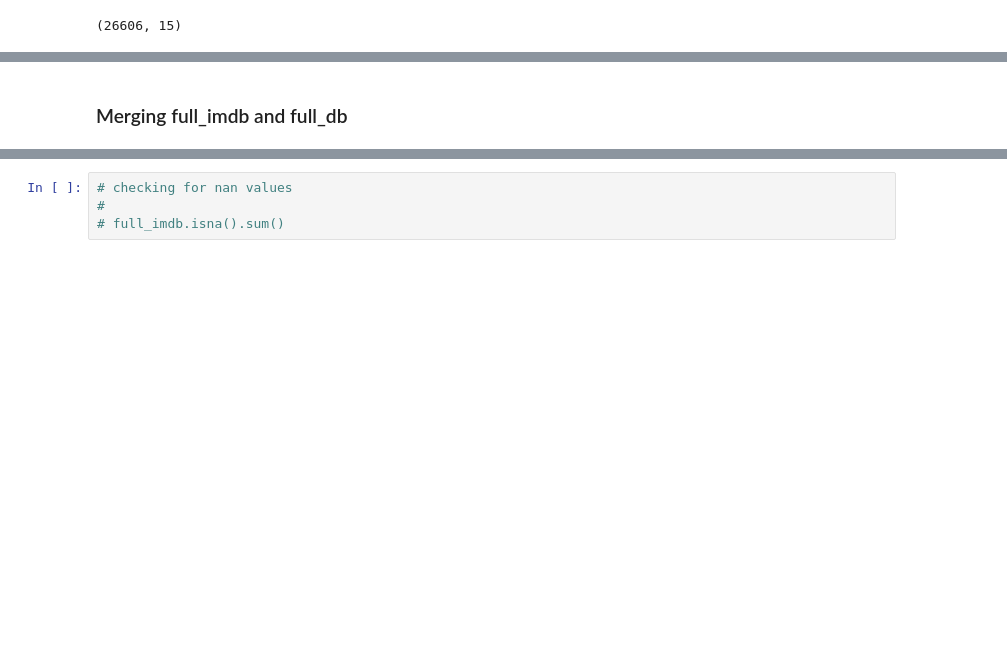
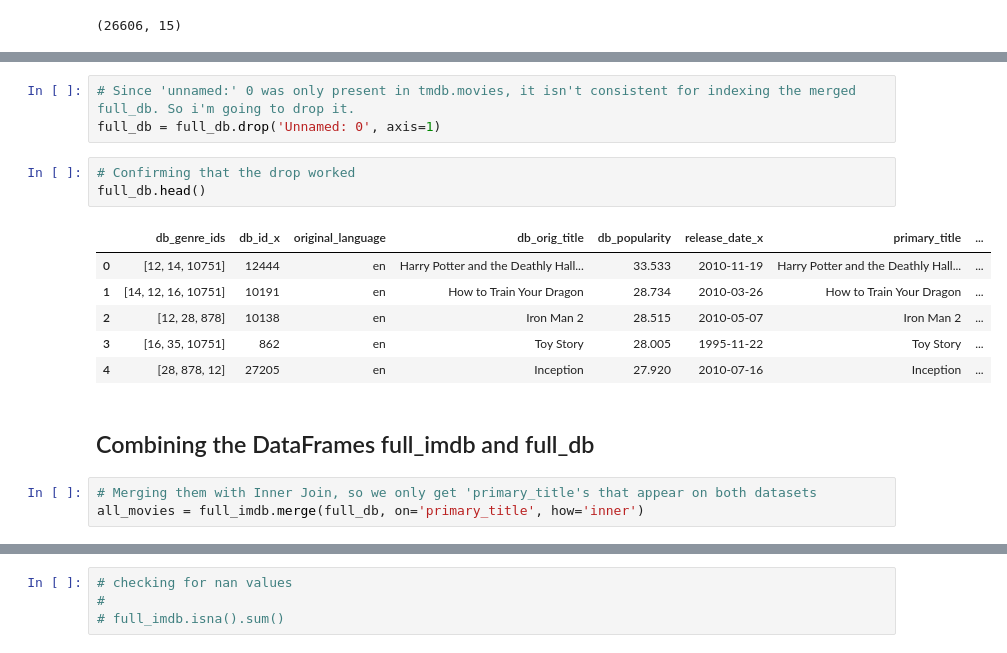
Before and after one commit to sidneykung/Movie-Data-Analysis, a Jupyter notebook: data_cleaning.ipynb, the cells around one changed output, grey strips where cells are left out. Drawn from its saved outputs; the diff is of its cells as text; blank space fills up the shorter version.

```diff
--- a/data_cleaning.ipynb
+++ b/data_cleaning.ipynb
@@ -243,2 +309,18 @@ full_db.shape
+# %%
+# Since 'unnamed:' 0 was only present in tmdb.movies, it isn't consistent for indexing the merged full_db. So i'm going to drop it.
+full_db = full_db.drop('Unnamed: 0', axis=1)
+# %%
+# Confirming that the drop worked
+full_db.head()
+# %% [output]
+|  | db_genre_ids | db_id_x | original_language | db_orig_title | db_popularity | release_date_x | primary_title | ... |
+| 0 | [12, 14, 10751] | 12444 | en | Harry Potter and the Deathly Hall... | 33.533 | 2010-11-19 | Harry Potter and the Deathly Hall... | ... |
+| 1 | [14, 12, 16, 10751] | 10191 | en | How to Train Your Dragon | 28.734 | 2010-03-26 | How to Train Your Dragon | ... |
+| 2 | [12, 28, 878] | 10138 | en | Iron Man 2 | 28.515 | 2010-05-07 | Iron Man 2 | ... |
+| 3 | [16, 35, 10751] | 862 | en | Toy Story | 28.005 | 1995-11-22 | Toy Story | ... |
+| 4 | [28, 878, 12] | 27205 | en | Inception | 27.920 | 2010-07-16 | Inception | ... |
 # %% [markdown]
-### Merging full_imdb and full_db
+## Combining the DataFrames full_imdb and full_db
+# %%
+# Merging them with Inner Join, so we only get 'primary_title's that appear on both datasets
+all_movies = full_imdb.merge(full_db, on='primary_title', how='inner')
```
Also changed, not shown: parts of 25 cells of this notebook.
